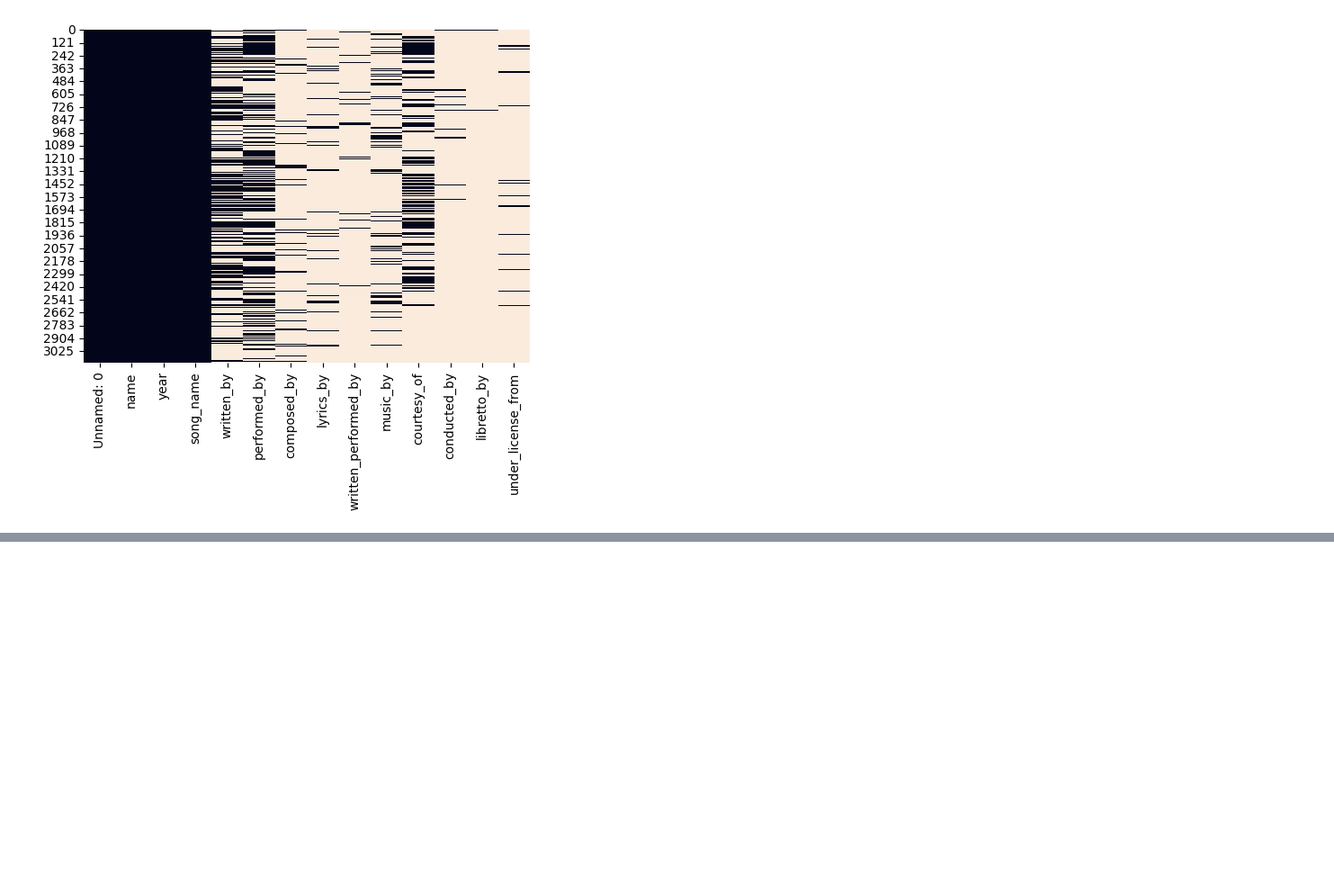
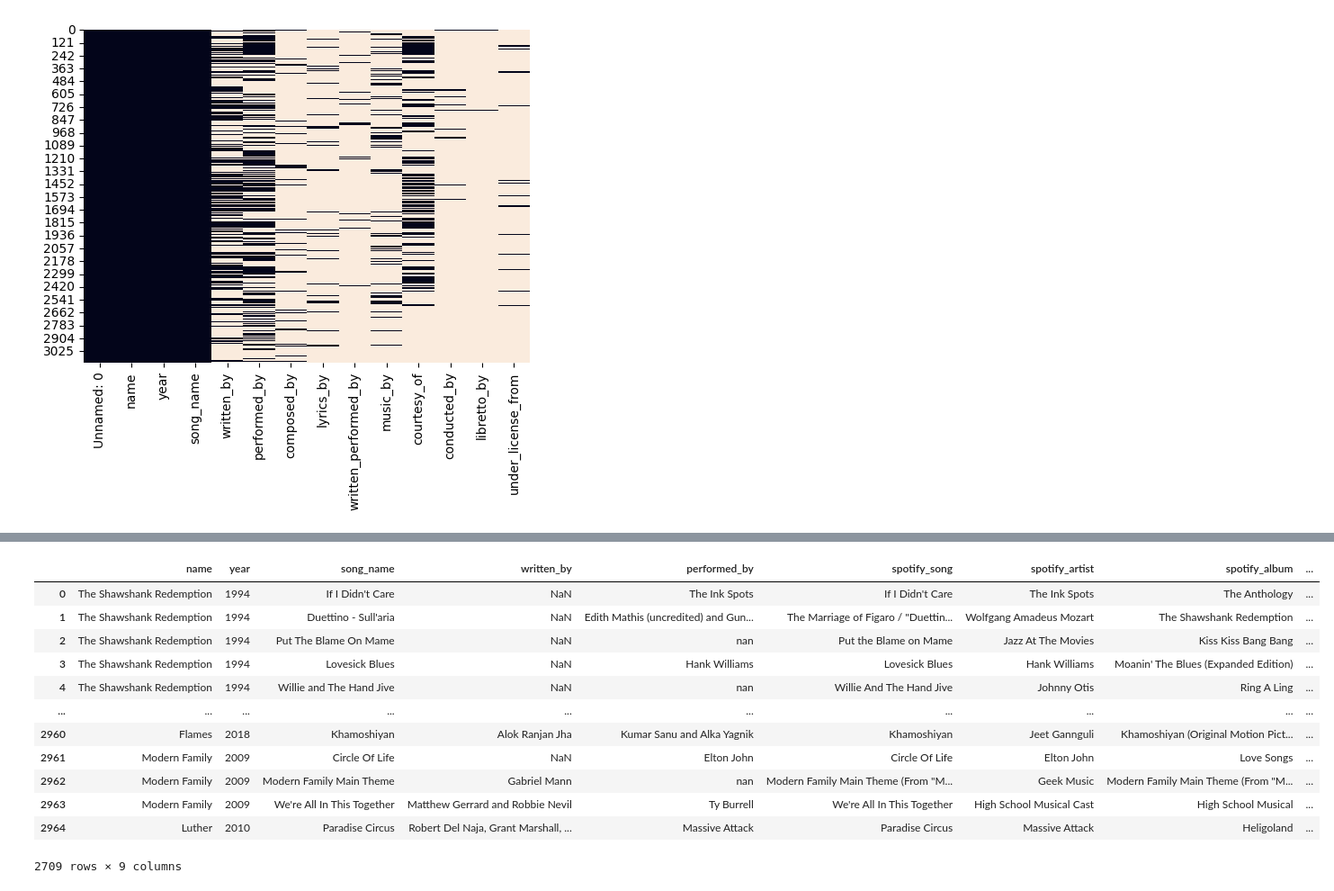
Before and after one commit to jdelossantos5430/Movie-Recommender, a Jupyter notebook: scripts/movie_data.ipynb, the cells around one changed output, grey strips where cells are left out. Shown at 90% size. Drawn from its saved outputs; the diff is of its cells as text; code cells hidden in the pictures; blank space fills up the shorter version.

Commit message:
data

```diff
--- a/scripts/movie_data.ipynb
+++ b/scripts/movie_data.ipynb
@@ -185,0 +222,3 @@ imdb_soundtracks
+# %%
+spotify_soundtracks_df = pd.DataFrame(spotify_data)
+spotify_soundtracks_df
@@ -185,0 +239,7 @@ imdb_soundtracks
+# %%
+import numpy as np
+
+spotify_soundtracks_df[0] = spotify_soundtracks_df[0].replace({None: '{}', np.nan: '{}'})
+# %%
+spotify_soundtracks_df = spotify_soundtracks_df[0].apply(json.loads).apply(pd.Series)
+spotify_soundtracks_df
@@ -185,0 +260,3 @@ imdb_soundtracks
+# %%
+imdb_spotify_soundtracks = pd.concat([imdb_soundtracks, spotify_soundtracks_df], axis=1)
+imdb_spotify_soundtracks = imdb_spotify_soundtracks.drop(columns = ['composed_by', 'lyrics_by', 'music_by', 'courtesy_of'])
@@ -185,0 +277,17 @@ imdb_soundtracks
+# %%
+imdb_spotify_soundtracks.dropna(subset = ['spotify_song', 'spotify_artist', 'spotify_id'], inplace=True)
+imdb_spotify_soundtracks
+# %% [output]
+|  | name | year | song_name | written_by | performed_by | spotify_song | spotify_artist | spotify_album | ... |
+| 0 | The Shawshank Redemption | 1994 | If I Didn't Care | NaN | The Ink Spots | If I Didn't Care | The Ink Spots | The Anthology | ... |
+| 1 | The Shawshank Redemption | 1994 | Duettino - Sull'aria | NaN | Edith Mathis (uncredited) and Gun... | The Marriage of Figaro / "Duettin... | Wolfgang Amadeus Mozart | The Shawshank Redemption | ... |
+| 2 | The Shawshank Redemption | 1994 | Put The Blame On Mame | NaN | nan | Put the Blame on Mame | Jazz At The Movies | Kiss Kiss Bang Bang | ... |
+| 3 | The Shawshank Redemption | 1994 | Lovesick Blues | NaN | Hank Williams | Lovesick Blues | Hank Williams | Moanin' The Blues (Expanded Edition) | ... |
+| 4 | The Shawshank Redemption | 1994 | Willie and The Hand Jive | NaN | nan | Willie And The Hand Jive | Johnny Otis | Ring A Ling | ... |
+| ... | ... | ... | ... | ... | ... | ... | ... | ... | ... |
+| 2960 | Flames | 2018 | Khamoshiyan | Alok Ranjan Jha | Kumar Sanu and Alka Yagnik | Khamoshiyan | Jeet Gannguli | Khamoshiyan (Original Motion Pict... | ... |
+| 2961 | Modern Family | 2009 | Circle Of Life | NaN | Elton John | Circle Of Life | Elton John | Love Songs | ... |
+| 2962 | Modern Family | 2009 | Modern Family Main Theme | Gabriel Mann | nan | Modern Family Main Theme (From "M... | Geek Music | Modern Family Main Theme (From "M... | ... |
+| 2963 | Modern Family | 2009 | We're All In This Together | Matthew Gerrard and Robbie Nevil | Ty Burrell | We're All In This Together | High School Musical Cast | High School Musical | ... |
+| 2964 | Luther | 2010 | Paradise Circus | Robert Del Naja, Grant Marshall, ... | Massive Attack | Paradise Circus | Massive Attack | Heligoland | ... |
+2709 rows × 9 columns
```
Also changed, not shown: parts of 22 cells of this notebook, 1 other file.
